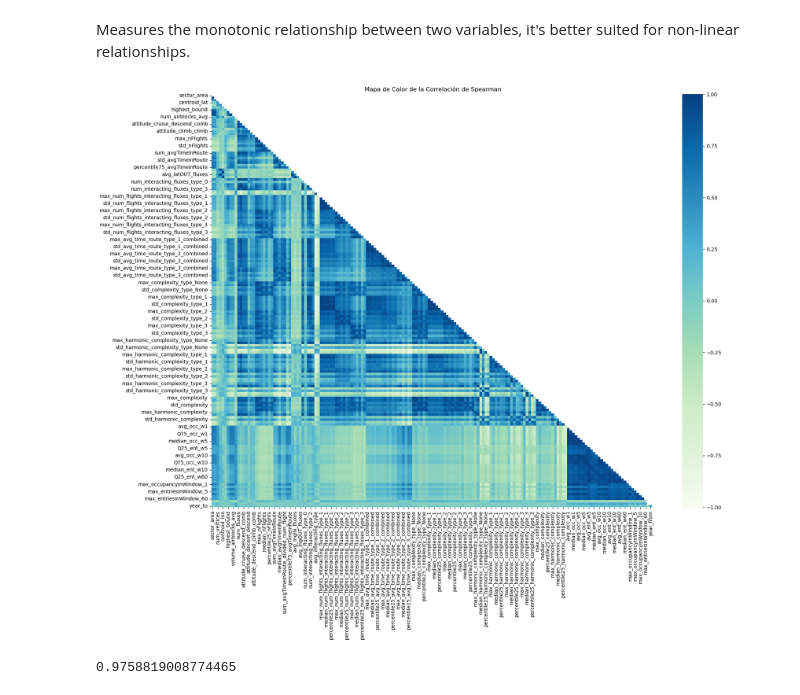
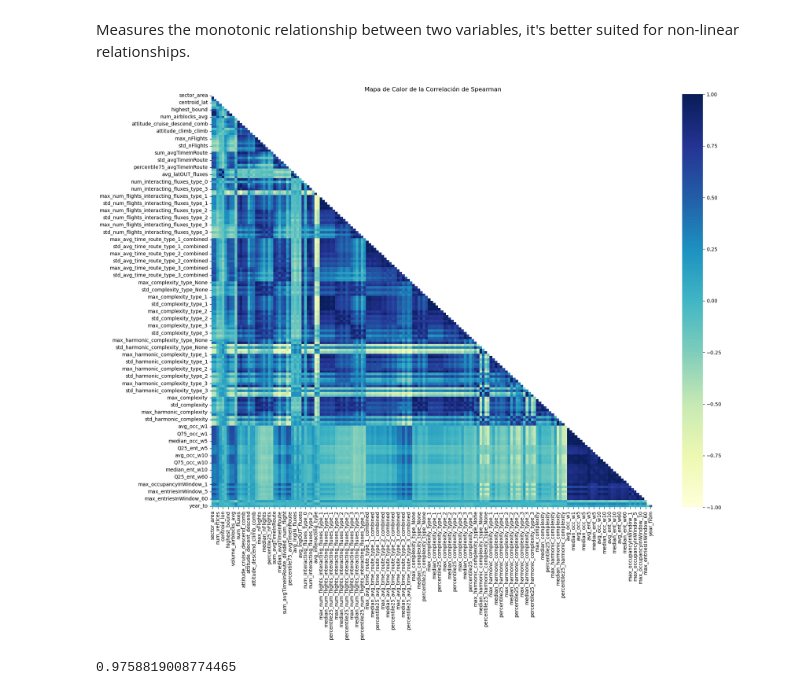
Before and after one commit to alfredcargar/master-thesis, a Jupyter notebook: notebooks/EDA.ipynb, the cells around one changed output. Saved outputs shown, nothing was run; the diff lists cells and outputs as text; code cells hidden in the pictures.

```diff
--- a/notebooks/EDA.ipynb
+++ b/notebooks/EDA.ipynb
@@ -467,13 +467,14 @@ Measures the monotonic relationship between two variables, it's better suited fo
 # %%
 spearman_matrix = df[numerical_vars].corr(method='spearman')
 plt.figure(figsize=(20, 15), dpi=100)
 mask = np.triu(np.ones_like(spearman_matrix, dtype=bool))
 sbn.heatmap(spearman_matrix, mask=mask, annot=True,
-            fmt='.2f', cmap='GnBu', vmin=-1, vmax=1)
+            fmt='.2f', cmap='YlGnBu', vmin=-1, vmax=1)
 plt.title('Mapa de Calor de la Correlación de Spearman')
+plt.savefig('../plots/spearman_correlation_heatmap.png')
 plt.show()
 # %% [output]
-[figure, old version]
+[figure, new version]
 # %%
 spearman_matrix.loc['sector_area', 'sector_perimeter']
 # %% [output]
```
Also changed, not shown: parts of 6 cells of this notebook, 5 other files.
